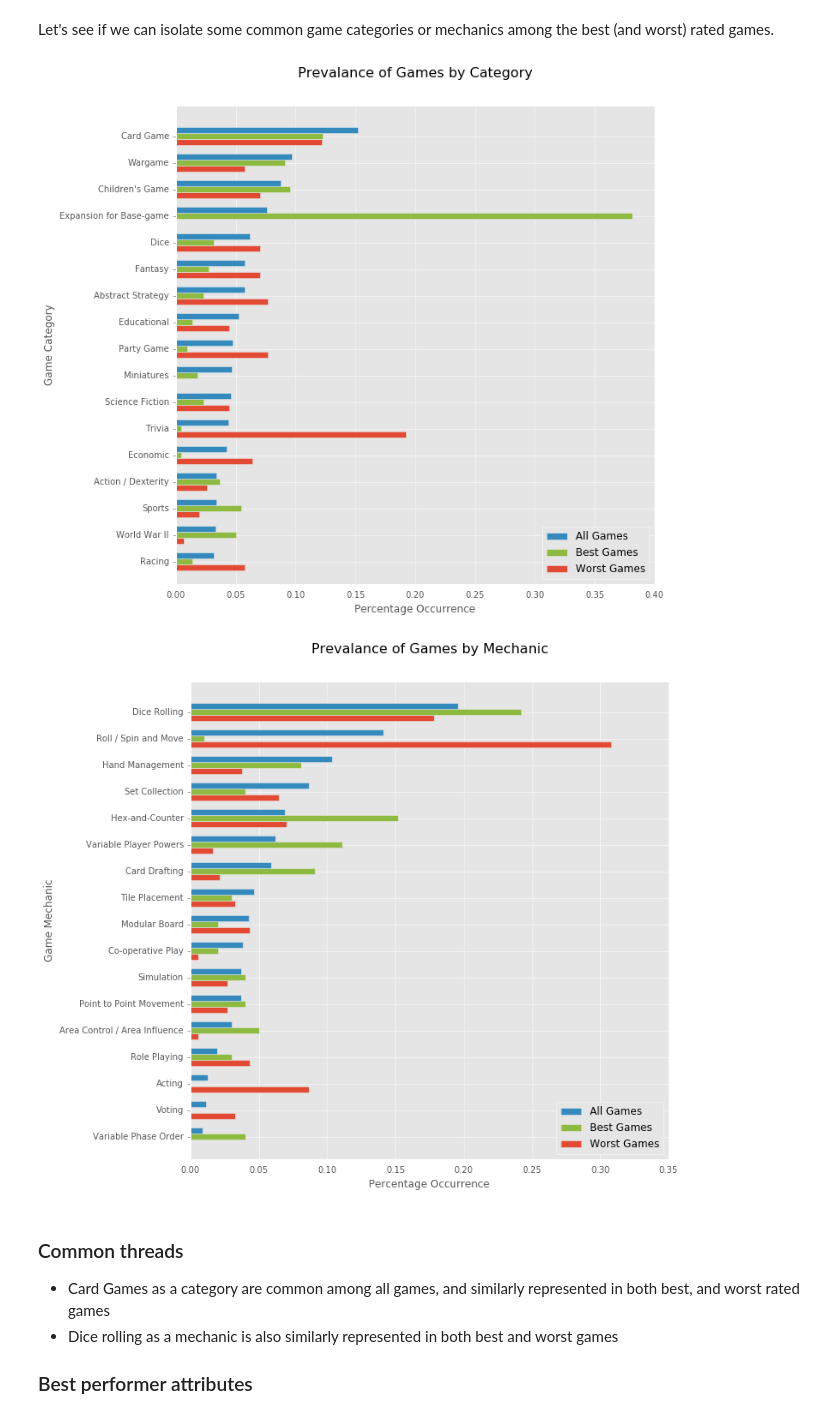
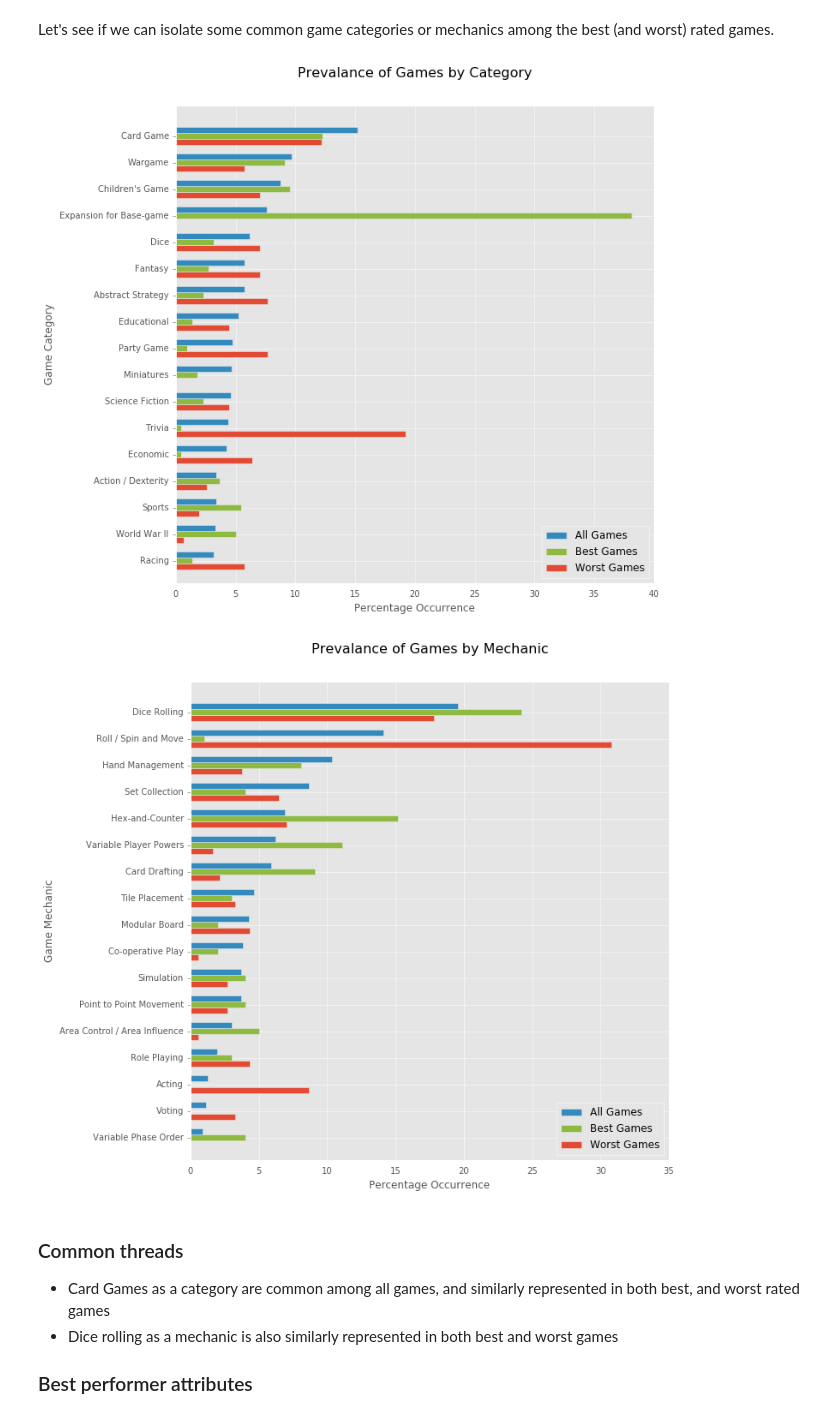
Before and after one commit to rcalme/udacity-capstone, a Jupyter notebook: Notebook/BuildingBetterBoardGame.ipynb, the cells around one changed output. Saved outputs shown, nothing was run; the diff lists cells and outputs as text; code cells hidden in the pictures.

```diff
--- a/Notebook/BuildingBetterBoardGame.ipynb
+++ b/Notebook/BuildingBetterBoardGame.ipynb
@@ -1043,38 +1043,38 @@ for comparison in ['category', 'mechanic']:
 
     # Make a DataFrame with three columns, one for all games, one for best, and one for worst
     comparison_frame = pd.DataFrame()
-    comparison_frame['All']   = pd.Series(all_set[to_show].div(all_set[to_show].sum()), index=[to_show])
-    comparison_frame['Best']  = pd.Series(best_set[to_show].div(best_set[to_show].sum()), index=[to_show])
-    comparison_frame['Worst'] = pd.Series(worst_set[to_show].div(worst_set[to_show].sum()),
+    comparison_frame['All']   = pd.Series(all_set[to_show].div(all_set[to_show].sum()).mul(100), index=[to_show])
+    comparison_frame['Best']  = pd.Series(best_set[to_show].div(best_set[to_show].sum()).mul(100), index=[to_show])
+    comparison_frame['Worst'] = pd.Series(worst_set[to_show].div(worst_set[to_show].sum()).mul(100),
         index=[to_show])
 
     # barh() plots bottom up, so flip content so that most common are on top
     comparison_frame.sort(columns='All',inplace=True)
 
     # Make a pretty plot
     ind = np.arange(len(comparison_frame))+.5
     width = 0.23
     fig, ax = plt.subplots()
     fig.set_size_inches(10,10)
     uc_first =  comparison[0].upper() + comparison[1:]
     plt.title("Prevalance of Games by " + uc_first, size=16, y=1.05)
     ax.barh(ind, comparison_frame['Worst'], width, color='#e24a33', label='Worst Games')
     ax.barh(ind + width, comparison_frame['Best'], width, color='#8eba42', label='Best Games')
     ax.barh(ind + 2*width, comparison_frame['All'], width, color='#348abd', label='All Games')
     ax.set(yticks=ind + 1.5*width,
            # Take 'category:' or 'mechanic:' off of each label
            yticklabels=[c[(len(comparison)+1):] for c in comparison_frame.index.tolist()])
     ax.set_xlabel('Percentage Occurrence', size=12)
     ax.set_ylabel('Game ' + uc_first, size=12)
     ax.yaxis.set_ticks_position('left')
     ax.xaxis.set_ticks_position('none')
     handles, labels = ax.get_legend_handles_labels()
     ax.legend(handles[::-1], labels[::-1], loc='lower right')
 
 plt.show()
 # %% [output]
-[figure, old version]
+[figure, new version]
-[figure, old version]
+[figure, new version]
 # %% [markdown]
 ### Common threads
  - Card Games as a category are common among all games, and similarly represented in both best, and worst rated games
```
Also changed, not shown: 2 other files.
